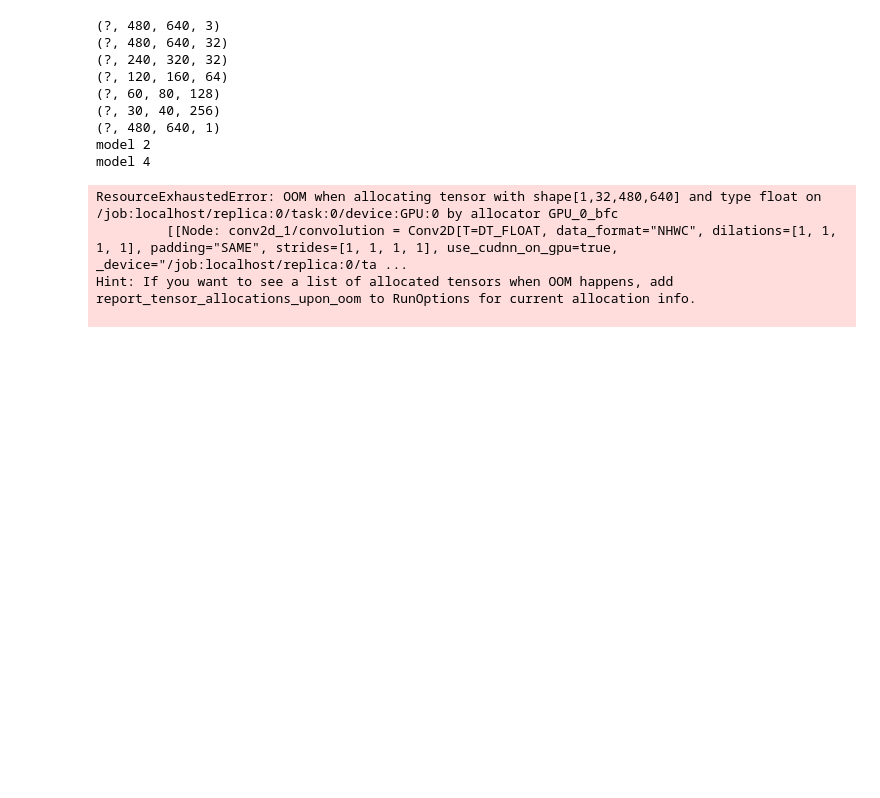
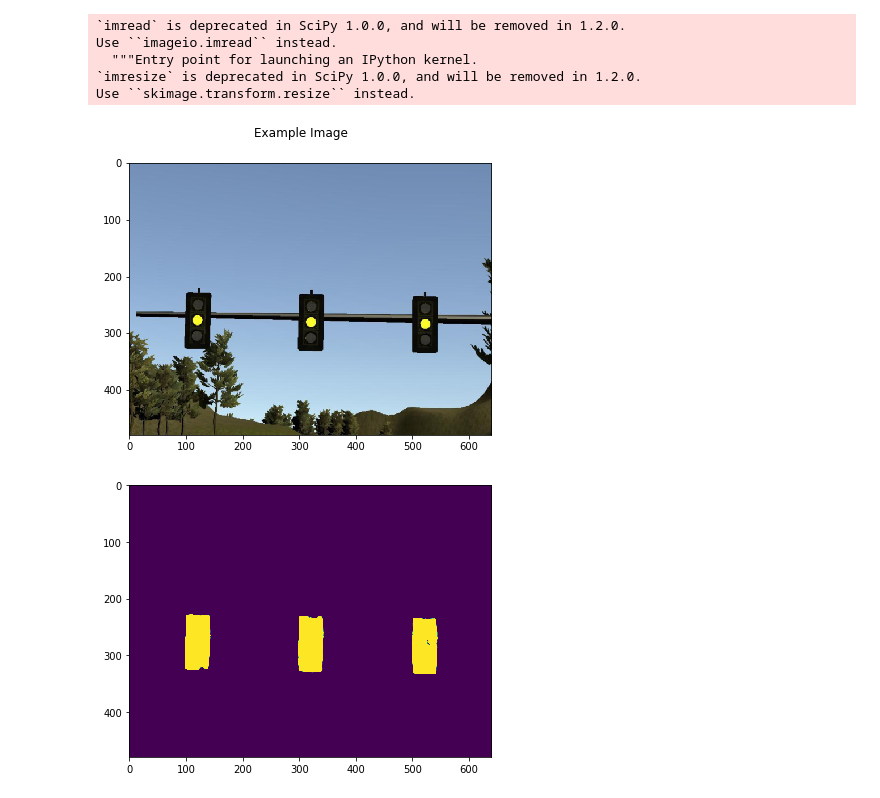
Before and after one commit to JimmyAustin/CarND-Capstone, a Jupyter notebook: ros/src/tl_detector/light_classification/RunTrafficLightDetector.ipynb, the cells around one changed output. Cells and saved outputs as stored; diff of their text form; code cells hidden in the pictures; blank space fills up the shorter version.

```diff
--- a/ros/src/tl_detector/light_classification/RunTrafficLightDetector.ipynb
+++ b/ros/src/tl_detector/light_classification/RunTrafficLightDetector.ipynb
@@ -21,28 +23,22 @@ from models import get_detector_model, get_classification_model
 # %%
-test_image = scipy.misc.imread('./models/data/sim_training_data/sim_data_capture/left0055.jpg')
+test_image = scipy.misc.imread('./models/data/sim_training_data/sim_data_capture/left0014.jpg')
 test_image = scipy.misc.imresize(test_image, (480, 640))
 show_image(test_image, title='Example Image')
+
+detector_model = get_detector_model(test_image.shape[0], test_image.shape[1],
+                                    weights_file="./models/fast_traffic_detection_model_v3.hdf5")
+def get_prediction(image):
+    return detector_model.predict(np.array([image]))[0]
+prediction = get_prediction(test_image)
+show_prediction(prediction)
+# %% [output]
+`imread` is deprecated in SciPy 1.0.0, and will be removed in 1.2.0.
+Use ``imageio.imread`` instead.
+  """Entry point for launching an IPython kernel.
+`imresize` is deprecated in SciPy 1.0.0, and will be removed in 1.2.0.
+Use ``skimage.transform.resize`` instead.
+[figure, added]
+[figure, added]
-# %%
-detector_model = get_detector_model(test_image.shape[0], test_image.shape[1],
-                                    weights_file="./models/traffic_light_detector_v1.hdf5")
-def get_prediction(image):
-    return detector_model.predict(np.array([image]))[0]
-prediction = get_prediction(test_image)
-show_prediction(prediction)
-# %% [output]
-(?, 480, 640, 3)
-(?, 480, 640, 32)
-(?, 240, 320, 32)
-(?, 120, 160, 64)
-(?, 60, 80, 128)
-(?, 30, 40, 256)
-(?, 480, 640, 1)
-model 2
-model 4
-ResourceExhaustedError: OOM when allocating tensor with shape[1,32,480,640] and type float on /job:localhost/replica:0/task:0/device:GPU:0 by allocator GPU_0_bfc
-         [[Node: conv2d_1/convolution = Conv2D[T=DT_FLOAT, data_format="NHWC", dilations=[1, 1, 1, 1], padding="SAME", strides=[1, 1, 1, 1], use_cudnn_on_gpu=true, _device="/job:localhost/replica:0/ta ...
-Hint: If you want to see a list of allocated tensors when OOM happens, add report_tensor_allocations_upon_oom to RunOptions for current allocation info.
-
 # %%
 from scipy.ndimage.measurements import label
 
```
Also changed, not shown: parts of 1 cell of this notebook, 5 other files.
